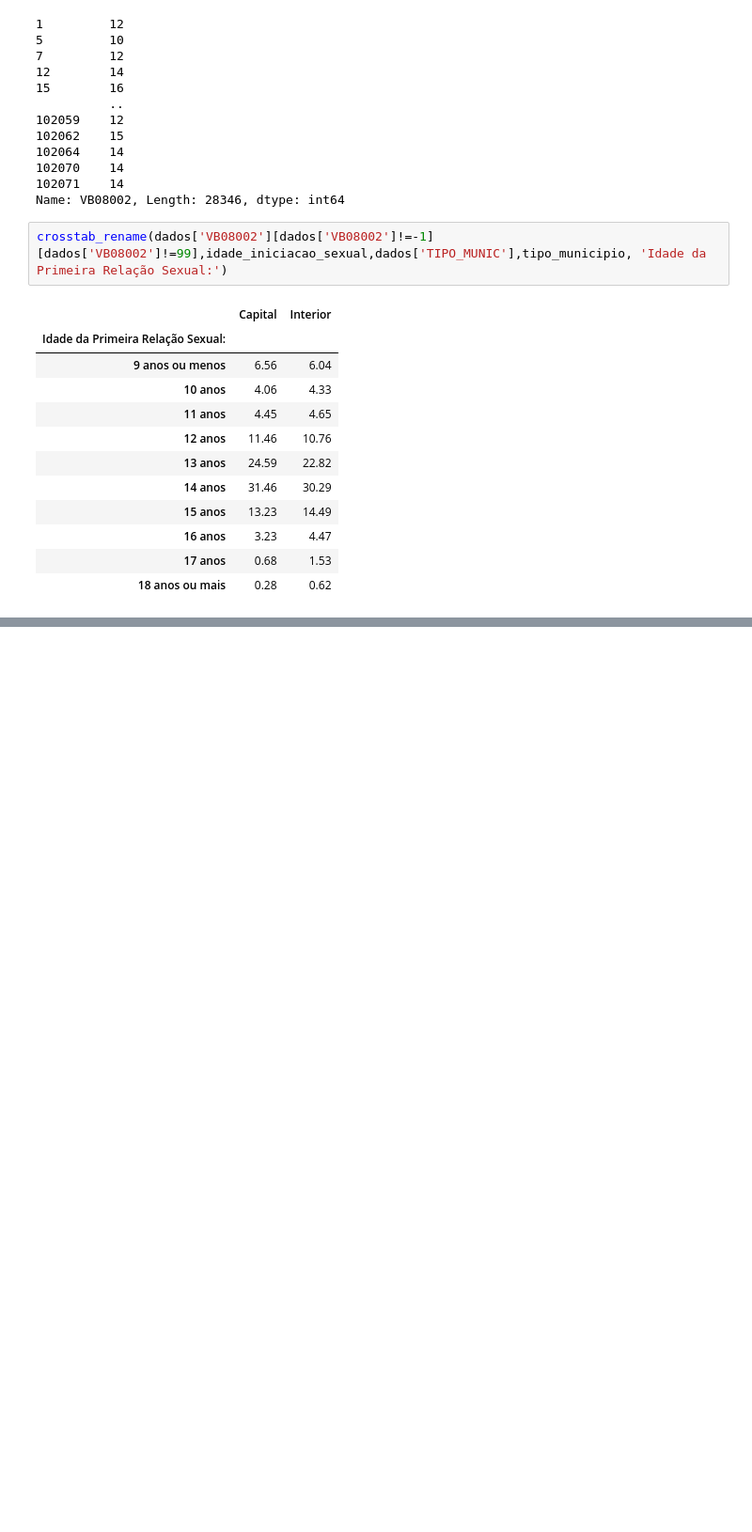
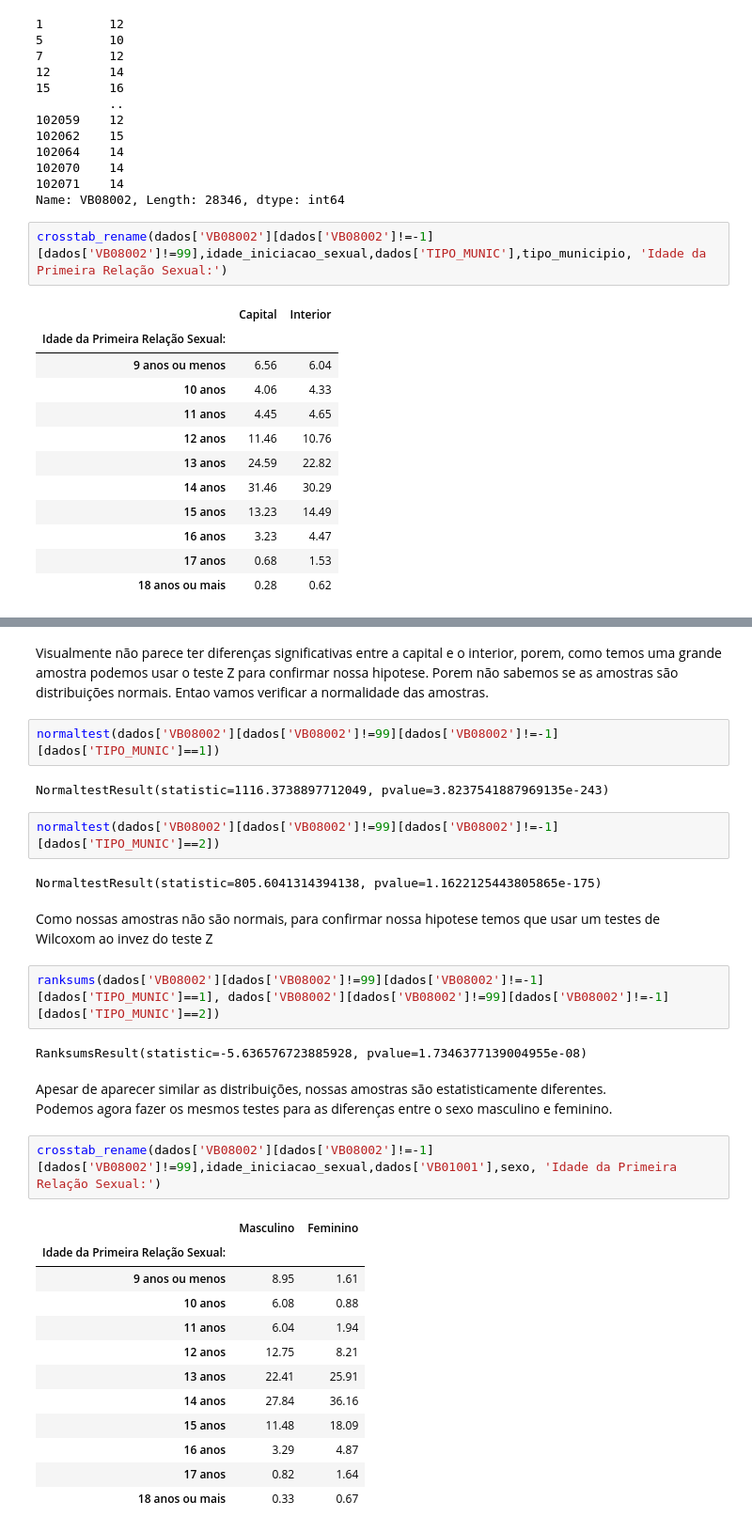
Before and after one commit to Igor-Arantes/Bootcamp-Data-Science-Aplicada, a Jupyter notebook: Igor_Arantes_Desafio_03.ipynb, the cells around one changed output, grey strips where cells are left out. Shown: that part at 94% size. Drawn from its saved outputs; the diff is of its cells as text; blank space fills up the shorter version.

```diff
--- a/Igor_Arantes_Desafio_03.ipynb
+++ b/Igor_Arantes_Desafio_03.ipynb
@@ -276,0 +291,34 @@ histplot_segregado(dados[dados['VB08002']!=99][dados['VB08002']!=-1],'VB08002','
+# %% [markdown]
+Visualmente não parece ter diferenças significativas entre a capital e o interior, porem, como temos uma grande amostra podemos usar o teste Z para confirmar nossa hipotese. Porem não sabemos se as amostras são distribuições normais. Entao vamos verificar a normalidade das amostras.
+# %%
+normaltest(dados['VB08002'][dados['VB08002']!=99][dados['VB08002']!=-1][dados['TIPO_MUNIC']==1])
+# %% [output]
+NormaltestResult(statistic=1116.3738897712049, pvalue=3.8237541887969135e-243)
+# %%
+normaltest(dados['VB08002'][dados['VB08002']!=99][dados['VB08002']!=-1][dados['TIPO_MUNIC']==2])
+# %% [output]
+NormaltestResult(statistic=805.6041314394138, pvalue=1.1622125443805865e-175)
+# %% [markdown]
+Como nossas amostras não são normais, para confirmar nossa hipotese temos que usar um testes de Wilcoxom ao invez do teste Z
+# %%
+ranksums(dados['VB08002'][dados['VB08002']!=99][dados['VB08002']!=-1][dados['TIPO_MUNIC']==1], dados['VB08002'][dados['VB08002']!=99][dados['VB08002']!=-1][dados['TIPO_MUNIC']==2])
+# %% [output]
+RanksumsResult(statistic=-5.636576723885928, pvalue=1.7346377139004955e-08)
+# %% [markdown]
+Apesar de aparecer similar as distribuições, nossas amostras são estatisticamente diferentes.
+Podemos agora fazer os mesmos testes para as diferenças entre o sexo masculino e feminino.
+# %%
+crosstab_rename(dados['VB08002'][dados['VB08002']!=-1][dados['VB08002']!=99],idade_iniciacao_sexual,dados['VB01001'],sexo, 'Idade da Primeira Relação Sexual:')
+# %% [output]
+|  | Masculino | Feminino |
+| Idade da Primeira Relação Sexual: |  |  |
+| 9 anos ou menos | 8.95 | 1.61 |
+| 10 anos | 6.08 | 0.88 |
+| 11 anos | 6.04 | 1.94 |
+| 12 anos | 12.75 | 8.21 |
+| 13 anos | 22.41 | 25.91 |
+| 14 anos | 27.84 | 36.16 |
+| 15 anos | 11.48 | 18.09 |
+| 16 anos | 3.29 | 4.87 |
+| 17 anos | 0.82 | 1.64 |
+| 18 anos ou mais | 0.33 | 0.67 |
```
Also changed, not shown: parts of 9 cells of this notebook.
